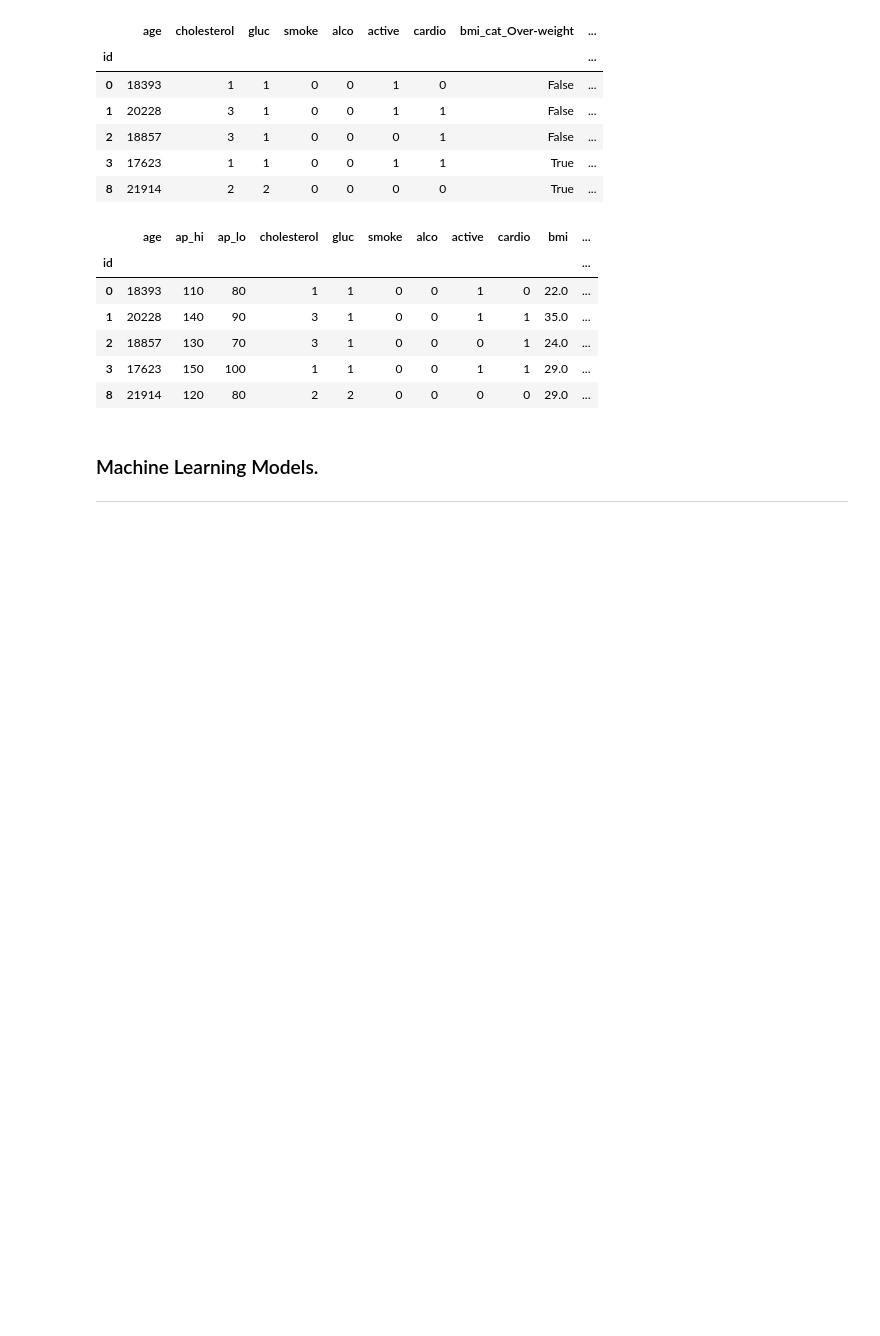
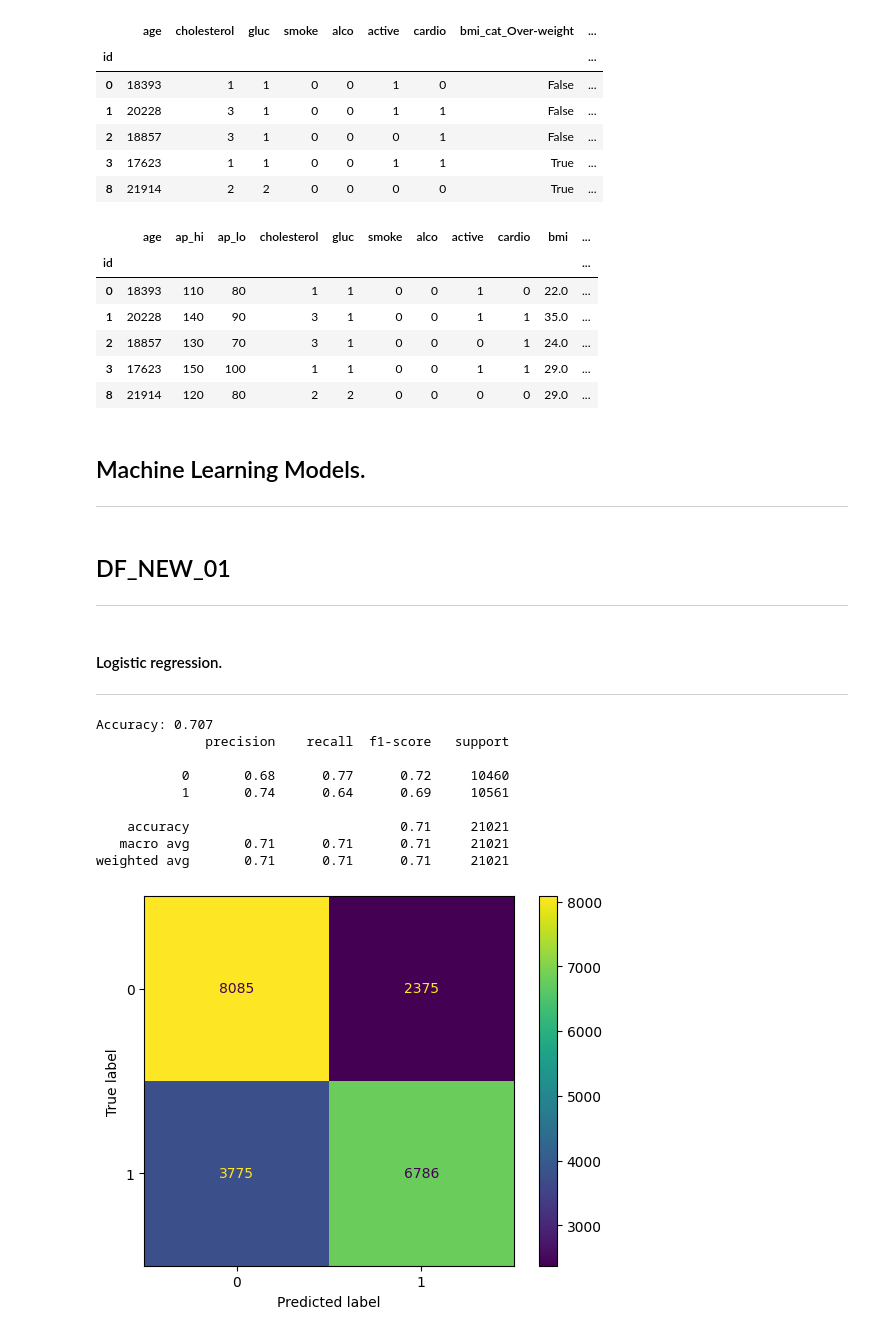
Before and after one commit to S1gge/Machine-Learning-Medical-Prediction, a Jupyter notebook: Lab_01/Report.ipynb, the cells around one changed output. Saved outputs shown, nothing was run; the diff lists cells and outputs as text; code cells hidden in the pictures; blank space fills up the shorter version.

Commit message:
working with models and class

```diff
--- a/Lab_01/Report.ipynb
+++ b/Lab_01/Report.ipynb
@@ -155,4 +181,3 @@ analysis.plot_heat(df);
 ---
 # %%
-df_m = df.copy()
-df_m.head()
+df_new = df.copy()
@@ -167,7 +184,7 @@ df_m.head()
 # %%
-df_m_01 = df_m.drop(columns=['ap_hi', 'ap_lo', 'height', 'weight', 'bmi'])
-df_m_01 = pd.get_dummies(df_m_01, columns = ["bmi_cat", 'pressure_cat',  "gender"], drop_first=True)
-df_m_01.head()
+df_new_01 = df_new.drop(columns=['ap_hi', 'ap_lo', 'height', 'weight', 'bmi'])
+df_new_01 = pd.get_dummies(df_new_01, columns = ["bmi_cat", 'pressure_cat',  "gender"], drop_first=True)
+df_new_01.head()
 # %% [output]
 |  | age | cholesterol | gluc | smoke | alco | active | cardio | bmi_cat_Over-weight | ... |
 | id |  |  |  |  |  |  |  |  | ... |
@@ -189,5 +206,25 @@ df_m_02.head()
 | 3 | 17623 | 150 | 100 | 1 | 1 | 0 | 0 | 1 | 1 | 29.0 | ... |
 | 8 | 21914 | 120 | 80 | 2 | 2 | 0 | 0 | 0 | 0 | 29.0 | ... |
 # %% [markdown]
-### Machine Learning Models.
+## Machine Learning Models.
 ---
+# %% [markdown]
+## DF_NEW_01
+---
+# %% [markdown]
+#### Logistic regression.
+---
+# %%
+model = Disease_Prediction(df_new_01, 'cardio')
+model.log_reg(StandardScaler())
+# %% [output]
+Accuracy: 0.707
+              precision    recall  f1-score   support
+
+           0       0.68      0.77      0.72     10460
+           1       0.74      0.64      0.69     10561
+
+    accuracy                           0.71     21021
+   macro avg       0.71      0.71      0.71     21021
+weighted avg       0.71      0.71      0.71     21021
+[figure, added]
```
Also changed, not shown: parts of 32 cells of this notebook, 3 other files.
